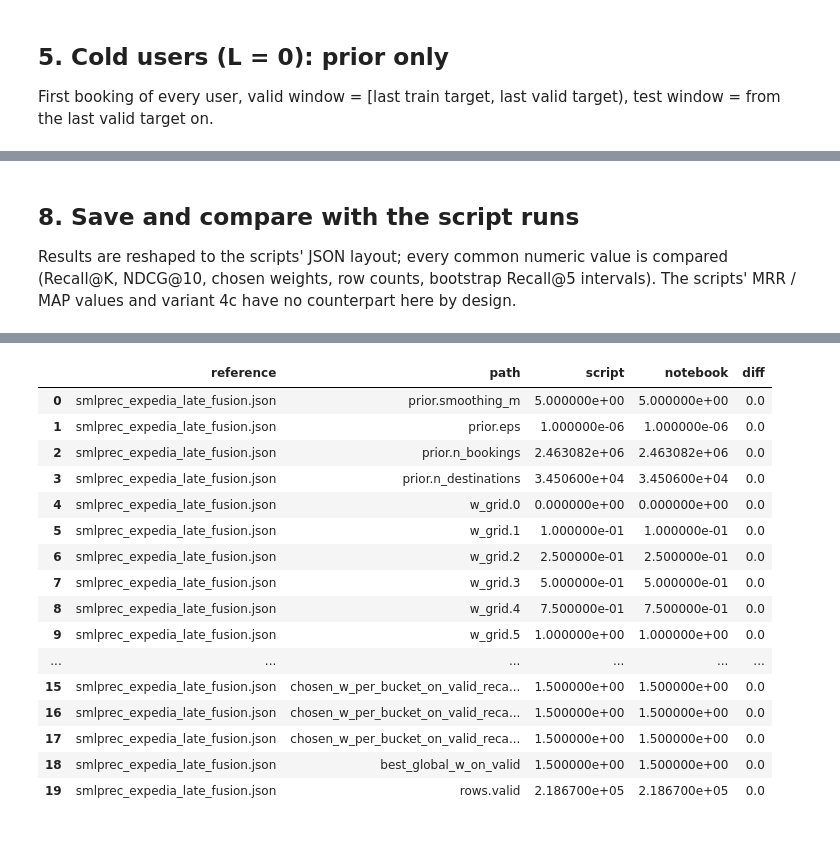
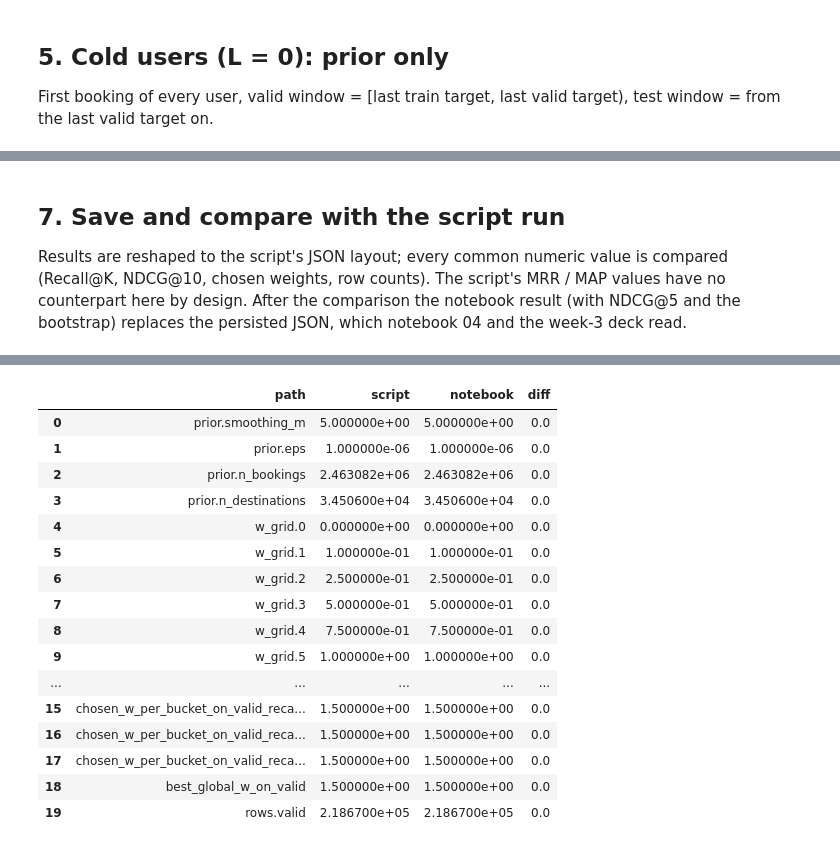
Before and after one commit to Quocker20/next-best-product-recommendation, a Jupyter notebook: notebooks/hospitality/smlp4rec/03_destination_prior.ipynb, the cells around one changed output, grey strips where cells are left out. Drawn from its saved outputs; the diff is of its cells as text; code cells hidden in the pictures.

```diff
--- a/notebooks/hospitality/smlp4rec/03_destination_prior_hybrid.ipynb
+++ b/notebooks/hospitality/smlp4rec/03_destination_prior.ipynb
@@ -470,19 +351,24 @@ TEST, all events (warm + cold)
 # %%
+FKEY = f"fusion_global_w={best_global_w}"
 COMPARISONS = [
-    ("hybrid_per_bucket", "same_dest_rule (no model)"),
-    ("hybrid_per_bucket", "fusion_global"),
-    ("hybrid_per_bucket", "prior_only"),
-    ("fusion_global", "prior_only"),
-    ("fusion_global", "same_dest_rule (no model)"),
-    ("hybrid_per_bucket", "plain"),
+    (FKEY, "destination_prior_only"),
+    (FKEY, "same_dest_history_then_prior"),
+    (FKEY, "plain_model (w=0)"),
 ]
+
+
+def cold_for(key: str) -> np.ndarray:
+    """Cold rows: global popularity for the plain model (no cold handling), prior otherwise."""
+    return cold_rank["test"]["global" if key.startswith("plain") else "prior"]
+
+
 boot = {}
 for ka, kb in COMPARISONS:
-    ra, rb = warm_rank["test"][ka], warm_rank["test"][kb]
+    ra, rb = fusion_ranks["test"][ka], fusion_ranks["test"][kb]
     boot[f"{ka} minus {kb}"] = {
         "warm": paired_bootstrap(ra, rb, k=5),
         "all_events": paired_bootstrap(
-            np.concatenate([ra, cold_for(ka, "test")]), np.concatenate([rb, cold_for(kb, "test")]), k=5
+            np.concatenate([ra, cold_for(ka)]), np.concatenate([rb, cold_for(kb)]), k=5
         ),
     }
 pd.DataFrame(
@@ -510,7 +390,7 @@ pd.DataFrame(
 # %% [markdown]
-## 8. Save and compare with the script runs
+## 7. Save and compare with the script run
 
-Results are reshaped to the scripts' JSON layout; every common numeric value is compared (Recall@K, NDCG@10, chosen weights, row counts, bootstrap Recall@5 intervals). The scripts' MRR / MAP values and variant 4c have no counterpart here by design.
+Results are reshaped to the script's JSON layout; every common numeric value is compared (Recall@K, NDCG@10, chosen weights, row counts). The script's MRR / MAP values have no counterpart here by design. After the comparison the notebook result (with NDCG@5 and the bootstrap) replaces the persisted JSON, which notebook 04 and the week-3 deck read.
 # %%
 fusion_result = {
     "prior": {"smoothing_m": M_SMOOTH, "eps": EPS, "cutoff_unix_seconds": cut, "n_bookings": tables["n_bookings"], "n_destinations": len(tables["dest"])},
@@ -523,26 +403,15 @@ fusion_result = {
     "cold_users_prior_only": cold,
     "combined_warm_plus_cold": combined,
     "sweep": sweep,
-}
-hybrid_result = {
-    "grids": {"w_p": W_P, "w_s": W_S},
-    "chosen_weights_on_valid": {k: {b: list(v) for b, v in ch.items()} for k, ch in chosen.items()},
-    "rows": {sp: len(arr[sp]["y"]) for sp in arr},
-    "cold_rows": {sp: len(cold_rank[sp]["prior"]) for sp in arr},
-    "warm": hyb_warm,
-    "all_events": hyb_all,
     "bootstrap_test_95ci": boot,
 }
 (RUN_DIR / "late_fusion.json").write_text(json.dumps(fusion_result, indent=2), encoding="utf-8")
-(RUN_DIR / "hybrid_samedest.json").write_text(json.dumps(hybrid_result, indent=2), encoding="utf-8")
 
-rows = []
-for ref_file, res in (("smlprec_expedia_late_fusion.json", fusion_result), ("smlprec_expedia_hybrid_samedest.json", hybrid_result)):
-    ref = json.loads((REF_DIR / ref_file).read_text(encoding="utf-8"))
-    rows += [(ref_file, *r) for r in compare_nested(ref, res)]
-cmp = pd.DataFrame(rows, columns=["reference", "path", "script", "notebook", "diff"])
+ref = json.loads((REF_DIR / "smlprec_expedia_late_fusion.json").read_text(encoding="utf-8"))
+cmp = pd.DataFrame(compare_nested(ref, fusion_result), columns=["path", "script", "notebook", "diff"])
 pd.set_option("display.max_rows", 300)
 print(f"compared {len(cmp)} values; identical: {(cmp['diff'].abs() < 1e-9).sum()}; max |diff|: {cmp['diff'].abs().max():.6f}")
-print(cmp.groupby("reference")["diff"].agg(lambda d: f"{(d.abs() < 1e-9).sum()}/{len(d)} identical, max |diff| {d.abs().max():.6f}"))
+(REF_DIR / "smlprec_expedia_late_fusion.json").write_text(json.dumps(fusion_result, indent=2), encoding="utf-8")
+print("saved", REF_DIR / "smlprec_expedia_late_fusion.json")
 cmp[cmp["diff"].abs() >= 1e-9] if (cmp["diff"].abs() >= 1e-9).any() else cmp.head(20)
 # %% [output]
@@ -554,17 +420,17 @@ Name: diff, dtype: object
-|  | reference | path | script | notebook | diff |
-| 0 | smlprec_expedia_late_fusion.json | prior.smoothing_m | 5.000000e+00 | 5.000000e+00 | 0.0 |
-| 1 | smlprec_expedia_late_fusion.json | prior.eps | 1.000000e-06 | 1.000000e-06 | 0.0 |
-| 2 | smlprec_expedia_late_fusion.json | prior.n_bookings | 2.463082e+06 | 2.463082e+06 | 0.0 |
-| 3 | smlprec_expedia_late_fusion.json | prior.n_destinations | 3.450600e+04 | 3.450600e+04 | 0.0 |
-| 4 | smlprec_expedia_late_fusion.json | w_grid.0 | 0.000000e+00 | 0.000000e+00 | 0.0 |
-| 5 | smlprec_expedia_late_fusion.json | w_grid.1 | 1.000000e-01 | 1.000000e-01 | 0.0 |
-| 6 | smlprec_expedia_late_fusion.json | w_grid.2 | 2.500000e-01 | 2.500000e-01 | 0.0 |
-| 7 | smlprec_expedia_late_fusion.json | w_grid.3 | 5.000000e-01 | 5.000000e-01 | 0.0 |
-| 8 | smlprec_expedia_late_fusion.json | w_grid.4 | 7.500000e-01 | 7.500000e-01 | 0.0 |
-| 9 | smlprec_expedia_late_fusion.json | w_grid.5 | 1.000000e+00 | 1.000000e+00 | 0.0 |
-| ... | ... | ... | ... | ... | ... |
-| 15 | smlprec_expedia_late_fusion.json | chosen_w_per_bucket_on_valid_reca... | 1.500000e+00 | 1.500000e+00 | 0.0 |
-| 16 | smlprec_expedia_late_fusion.json | chosen_w_per_bucket_on_valid_reca... | 1.500000e+00 | 1.500000e+00 | 0.0 |
-| 17 | smlprec_expedia_late_fusion.json | chosen_w_per_bucket_on_valid_reca... | 1.500000e+00 | 1.500000e+00 | 0.0 |
-| 18 | smlprec_expedia_late_fusion.json | best_global_w_on_valid | 1.500000e+00 | 1.500000e+00 | 0.0 |
-| 19 | smlprec_expedia_late_fusion.json | rows.valid | 2.186700e+05 | 2.186700e+05 | 0.0 |
+|  | path | script | notebook | diff |
+| 0 | prior.smoothing_m | 5.000000e+00 | 5.000000e+00 | 0.0 |
+| 1 | prior.eps | 1.000000e-06 | 1.000000e-06 | 0.0 |
+| 2 | prior.n_bookings | 2.463082e+06 | 2.463082e+06 | 0.0 |
+| 3 | prior.n_destinations | 3.450600e+04 | 3.450600e+04 | 0.0 |
+| 4 | w_grid.0 | 0.000000e+00 | 0.000000e+00 | 0.0 |
+| 5 | w_grid.1 | 1.000000e-01 | 1.000000e-01 | 0.0 |
+| 6 | w_grid.2 | 2.500000e-01 | 2.500000e-01 | 0.0 |
+| 7 | w_grid.3 | 5.000000e-01 | 5.000000e-01 | 0.0 |
+| 8 | w_grid.4 | 7.500000e-01 | 7.500000e-01 | 0.0 |
+| 9 | w_grid.5 | 1.000000e+00 | 1.000000e+00 | 0.0 |
+| ... | ... | ... | ... | ... |
+| 15 | chosen_w_per_bucket_on_valid_reca... | 1.500000e+00 | 1.500000e+00 | 0.0 |
+| 16 | chosen_w_per_bucket_on_valid_reca... | 1.500000e+00 | 1.500000e+00 | 0.0 |
+| 17 | chosen_w_per_bucket_on_valid_reca... | 1.500000e+00 | 1.500000e+00 | 0.0 |
+| 18 | best_global_w_on_valid | 1.500000e+00 | 1.500000e+00 | 0.0 |
+| 19 | rows.valid | 2.186700e+05 | 2.186700e+05 | 0.0 |
```
Also changed, not shown: parts of 11 cells of this notebook, 23 other files.
